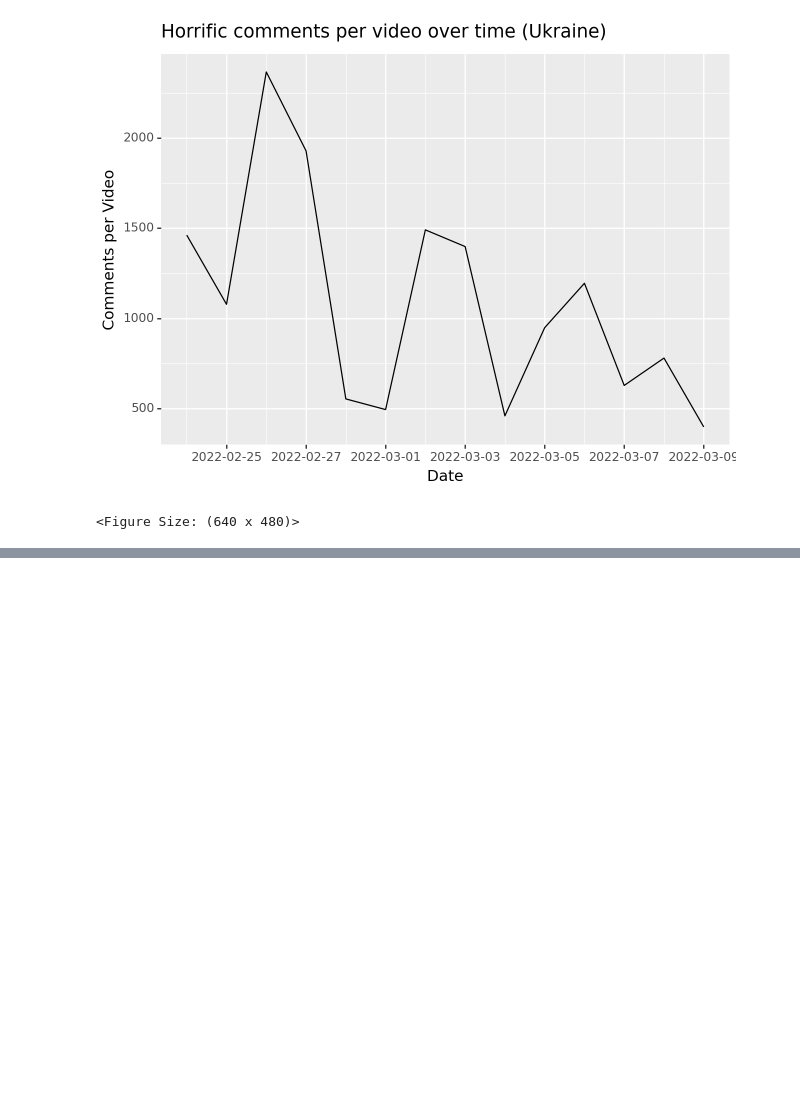
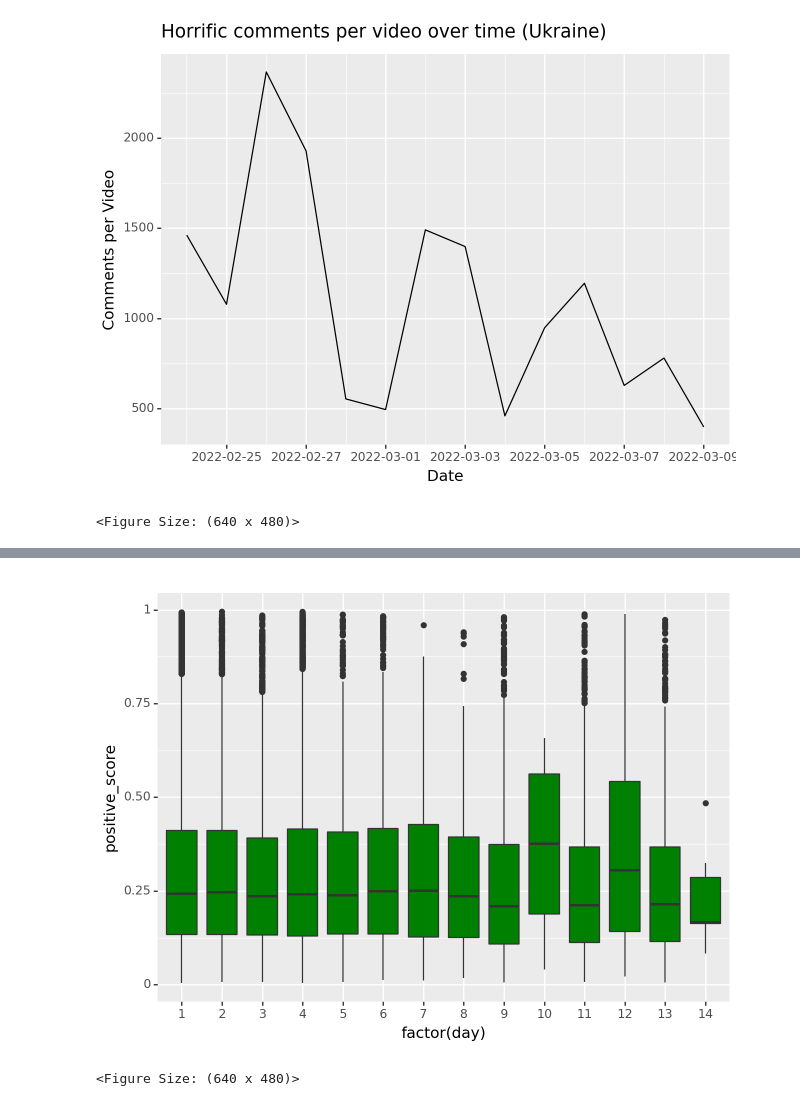
Before and after one commit to gasoto04/youtube-comments, a Jupyter notebook: Data Science 1 Final Project - Data Viz.ipynb, the cells around one changed output, grey strips where cells are left out. Saved outputs shown, nothing was run; the diff lists cells and outputs as text; code cells hidden in the pictures; blank space fills up the shorter version.

```diff
--- a/Data Science 1 Final Project - Data Viz.ipynb
+++ b/Data Science 1 Final Project - Data Viz.ipynb
@@ -180,0 +325,6 @@ comments_per_video_over_time(ukraine_horrific_comments, ukraine_horrific_videoda
+# %%
+(ggplot(menendez_scandal_comments)
++ geom_boxplot(aes(x='factor(day)', y='positive_score'),fill="green"))
+# %% [output]
+[figure, added]
+<Figure Size: (640 x 480)>
```
Also changed, not shown: parts of 22 cells of this notebook.
